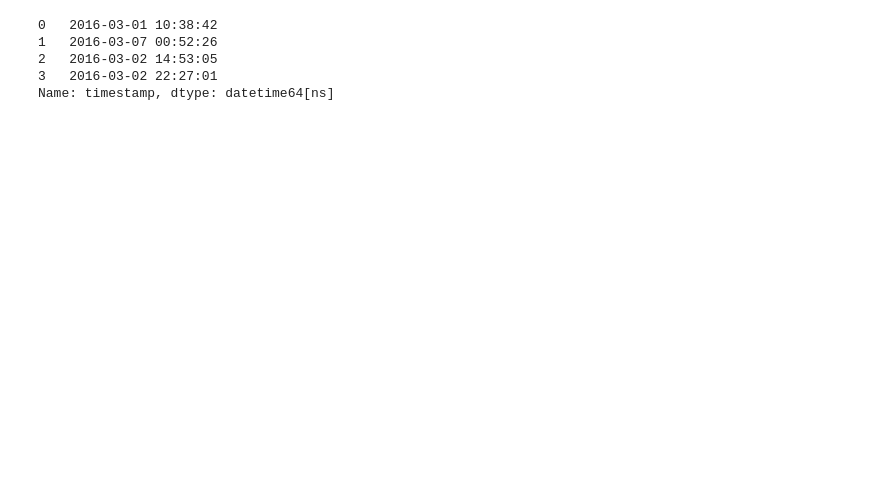
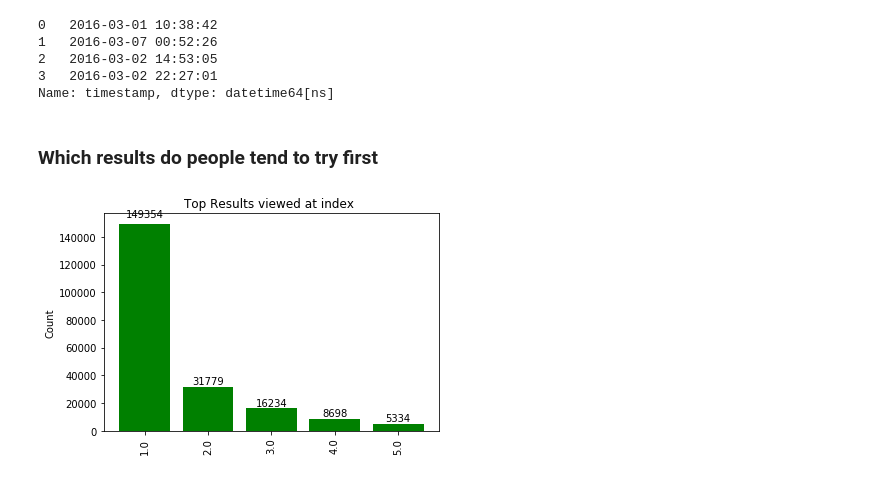
Before and after one commit to Madhu009/Inkredo_Data_Challenge, a Jupyter notebook: Data_analysis.ipynb, the cells around one changed output. Cells and saved outputs as stored; diff of their text form; code cells hidden in the pictures; blank space fills up the shorter version.

Commit message:
Results do people tend to try first and day-to-day

```diff
--- a/Data_analysis.ipynb
+++ b/Data_analysis.ipynb
@@ -26,3 +26,31 @@ data.timestamp[:4]
 2   2016-03-02 14:53:05
 3   2016-03-02 22:27:01
 Name: timestamp, dtype: datetime64[ns]
+# %%
+# for labeling in plotting
+def autolabel(rects):
+    for rect in rects:
+        height = rect.get_height()
+        ax.text(rect.get_x() + rect.get_width()/2., 1.02*height,
+                '%d' % int(height),
+                ha='center', va='bottom')
+# %% [markdown]
+### Which results do people tend to try first
+# %%
+#getting most count result position plotting
+import numpy as np
+rp=data.result_position.value_counts()[:5]
+labels=np.array(rp.keys())
+values=np.array(rp)
+ind=np.arange(len(labels))
+
+fig,ax=plt.subplots()
+rects=ax.bar(ind,values,color='g')
+ax.set_xticklabels(labels,rotation='vertical')
+ax.set_xticks(ind)
+ax.set_ylabel("Count")
+ax.set_title("Top Results viewed at index ")
+autolabel(rects)
+plt.show()
+# %% [output]
+[figure, added]
```
Also changed, not shown: parts of 9 cells of this notebook.
